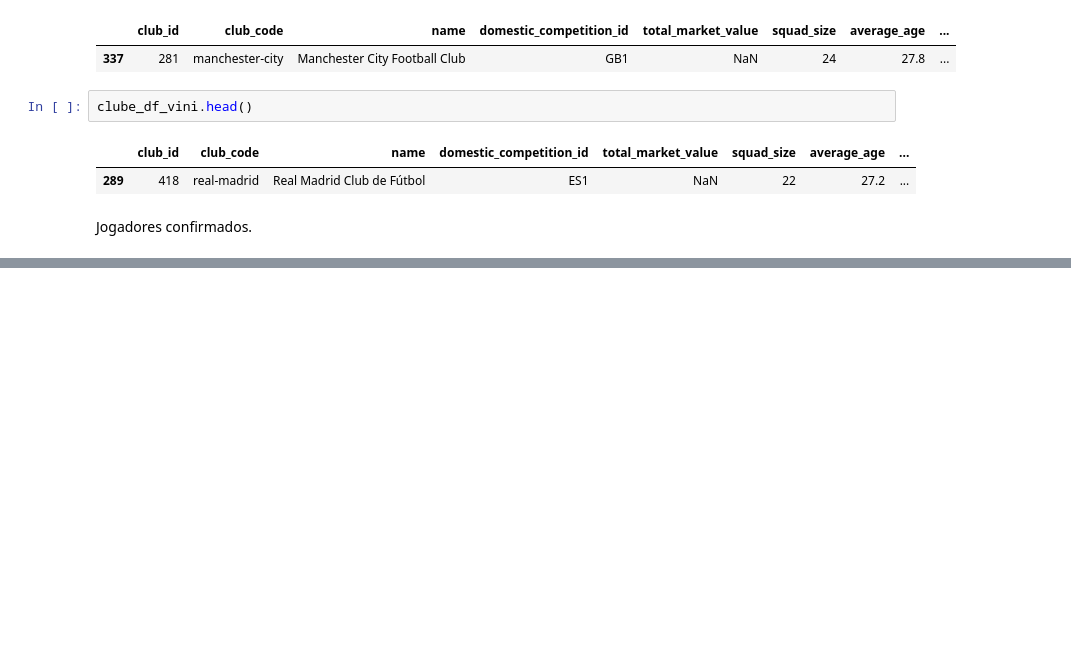
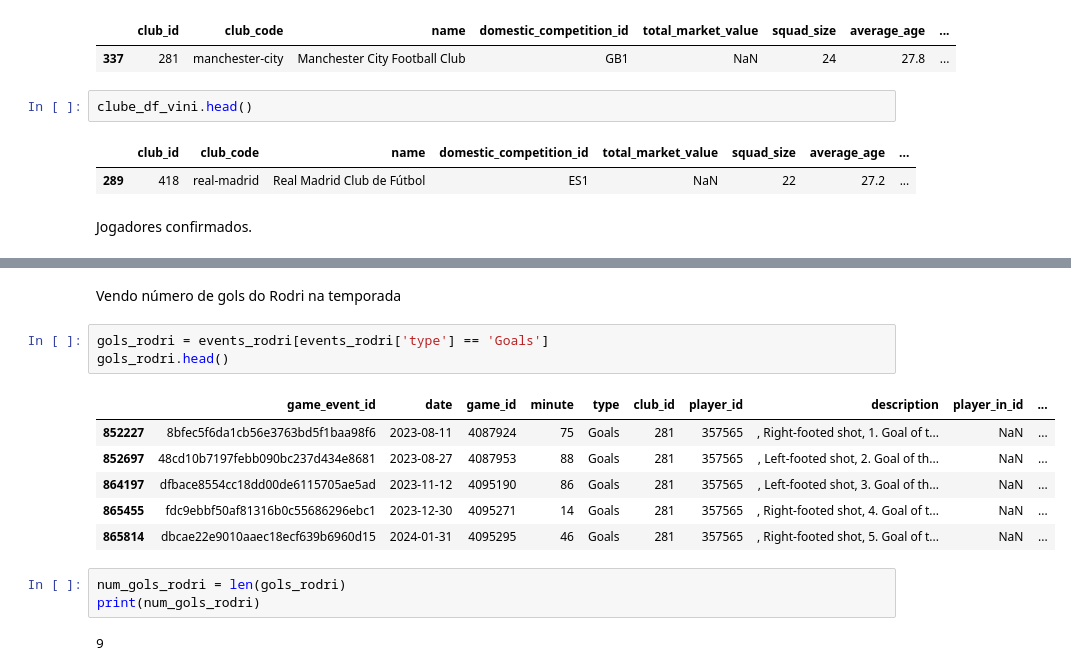
Before and after one commit to felipsants/trabalho-final-org_dados, a Jupyter notebook: datasets/EDA.ipynb, the cells around one changed output, grey strips where cells are left out. Drawn from its saved outputs; the diff is of its cells as text; blank space fills up the shorter version.

```diff
--- a/datasets/EDA.ipynb
+++ b/datasets/EDA.ipynb
@@ -91,0 +174,17 @@ Jogadores confirmados.
+# %% [markdown]
+Vendo número de gols do Rodri na temporada
+# %%
+gols_rodri = events_rodri[events_rodri['type'] == 'Goals']
+gols_rodri.head()
+# %% [output]
+|  | game_event_id | date | game_id | minute | type | club_id | player_id | description | player_in_id | ... |
+| 852227 | 8bfec5f6da1cb56e3763bd5f1baa98f6 | 2023-08-11 | 4087924 | 75 | Goals | 281 | 357565 | , Right-footed shot, 1. Goal of t... | NaN | ... |
+| 852697 | 48cd10b7197febb090bc237d434e8681 | 2023-08-27 | 4087953 | 88 | Goals | 281 | 357565 | , Left-footed shot, 2. Goal of th... | NaN | ... |
+| 864197 | dfbace8554cc18dd00de6115705ae5ad | 2023-11-12 | 4095190 | 86 | Goals | 281 | 357565 | , Left-footed shot, 3. Goal of th... | NaN | ... |
+| 865455 | fdc9ebbf50af81316b0c55686296ebc1 | 2023-12-30 | 4095271 | 14 | Goals | 281 | 357565 | , Right-footed shot, 4. Goal of t... | NaN | ... |
+| 865814 | dbcae22e9010aaec18ecf639b6960d15 | 2024-01-31 | 4095295 | 46 | Goals | 281 | 357565 | , Right-footed shot, 5. Goal of t... | NaN | ... |
+# %%
+num_gols_rodri = len(gols_rodri)
+print(num_gols_rodri)
+# %% [output]
+9
```
Also changed, not shown: parts of 12 cells of this notebook.
